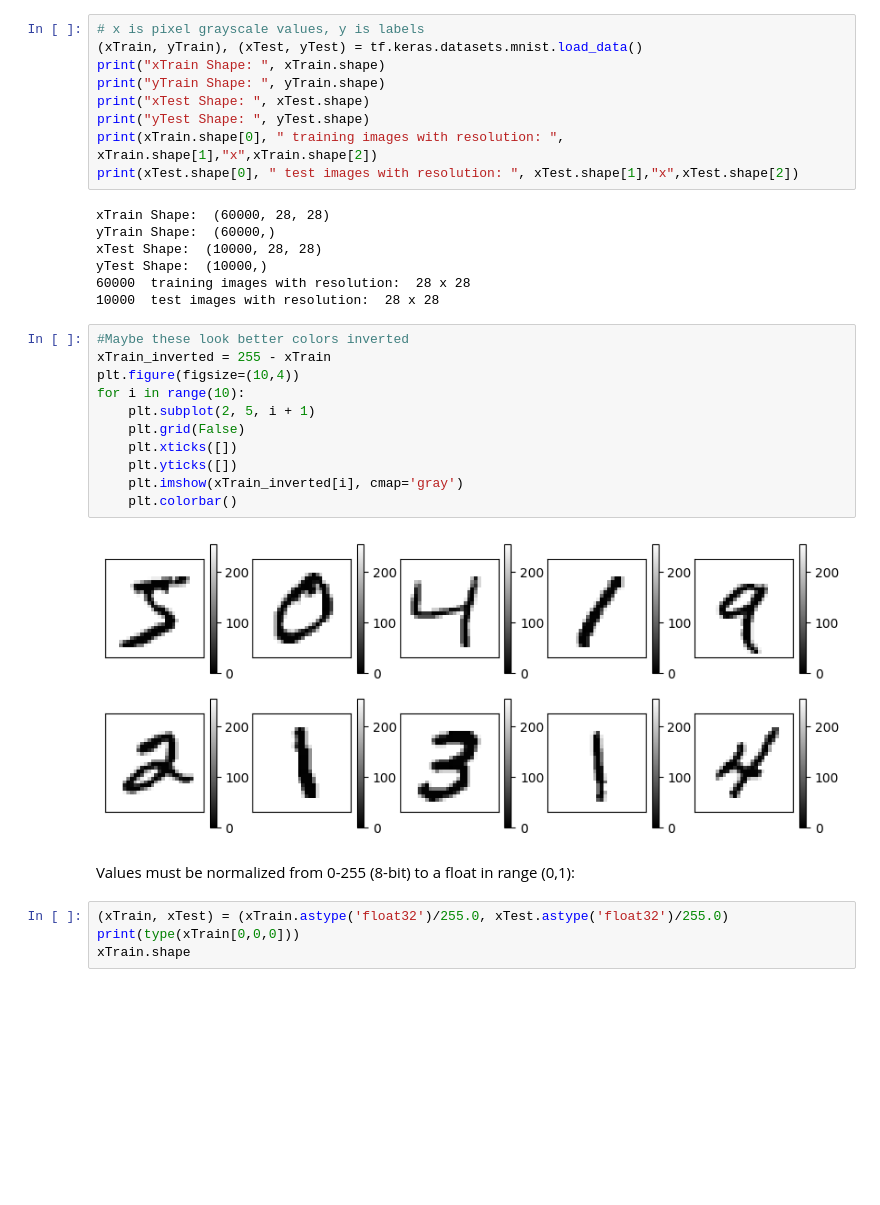
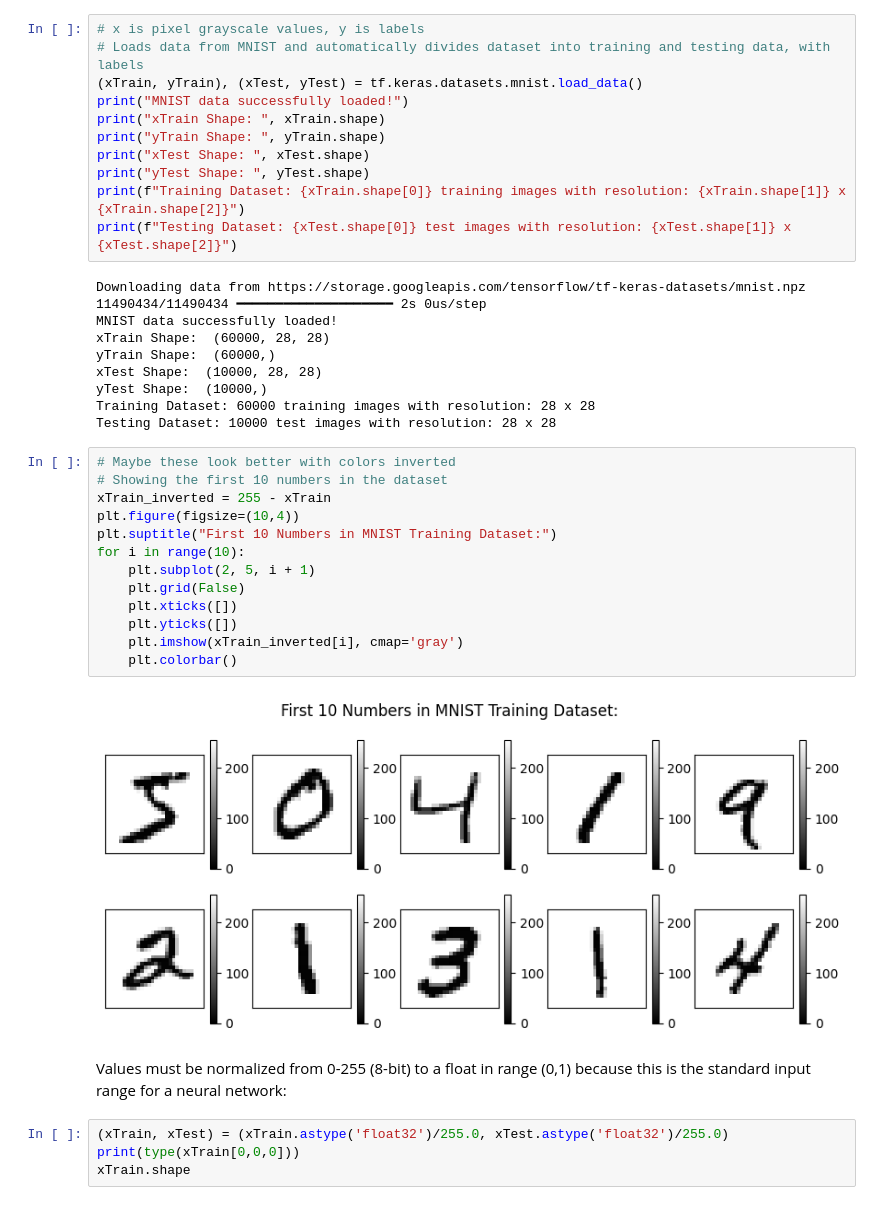
Before and after one commit to frederickschulze/OCR-TensorFlow-MNIST, a Jupyter notebook: MNIST_NeuralNet.ipynb, the cells around one changed output. Saved outputs shown, nothing was run; the diff lists cells and outputs as text; blank space fills up the shorter version.

```diff
--- a/MNIST_NeuralNet.ipynb
+++ b/MNIST_NeuralNet.ipynb
@@ -13,35 +29,42 @@ print("Tensorflow version:", tf.__version__)
 Tensorflow version: 2.18.0
 # %%
 # x is pixel grayscale values, y is labels
+# Loads data from MNIST and automatically divides dataset into training and testing data, with labels
 (xTrain, yTrain), (xTest, yTest) = tf.keras.datasets.mnist.load_data()
+print("MNIST data successfully loaded!")
 print("xTrain Shape: ", xTrain.shape)
 print("yTrain Shape: ", yTrain.shape)
 print("xTest Shape: ", xTest.shape)
 print("yTest Shape: ", yTest.shape)
-print(xTrain.shape[0], " training images with resolution: ", xTrain.shape[1],"x",xTrain.shape[2])
-print(xTest.shape[0], " test images with resolution: ", xTest.shape[1],"x",xTest.shape[2])
+print(f"Training Dataset: {xTrain.shape[0]} training images with resolution: {xTrain.shape[1]} x {xTrain.shape[2]}")
+print(f"Testing Dataset: {xTest.shape[0]} test images with resolution: {xTest.shape[1]} x {xTest.shape[2]}")
 # %% [output]
+Downloading data from https://storage.googleapis.com/tensorflow/tf-keras-datasets/mnist.npz
+11490434/11490434 ━━━━━━━━━━━━━━━━━━━━ 2s 0us/step
+MNIST data successfully loaded!
 xTrain Shape:  (60000, 28, 28)
 yTrain Shape:  (60000,)
 xTest Shape:  (10000, 28, 28)
 yTest Shape:  (10000,)
-60000  training images with resolution:  28 x 28
-10000  test images with resolution:  28 x 28
+Training Dataset: 60000 training images with resolution: 28 x 28
+Testing Dataset: 10000 test images with resolution: 28 x 28
 # %%
-#Maybe these look better colors inverted
+# Maybe these look better with colors inverted
+# Showing the first 10 numbers in the dataset
 xTrain_inverted = 255 - xTrain
 plt.figure(figsize=(10,4))
+plt.suptitle("First 10 Numbers in MNIST Training Dataset:")
 for i in range(10):
     plt.subplot(2, 5, i + 1)
     plt.grid(False)
     plt.xticks([])
     plt.yticks([])
     plt.imshow(xTrain_inverted[i], cmap='gray')
     plt.colorbar()
 # %% [output]
-[figure, old version]
+[figure, new version]
 # %% [markdown]
-Values must be normalized from 0-255 (8-bit) to a float in range (0,1):
+Values must be normalized from 0-255 (8-bit) to a float in range (0,1) because this is the standard input range for a neural network:
 # %%
 (xTrain, xTest) = (xTrain.astype('float32')/255.0, xTest.astype('float32')/255.0)
 print(type(xTrain[0,0,0]))
```
Also changed, not shown: parts of 30 cells of this notebook.
